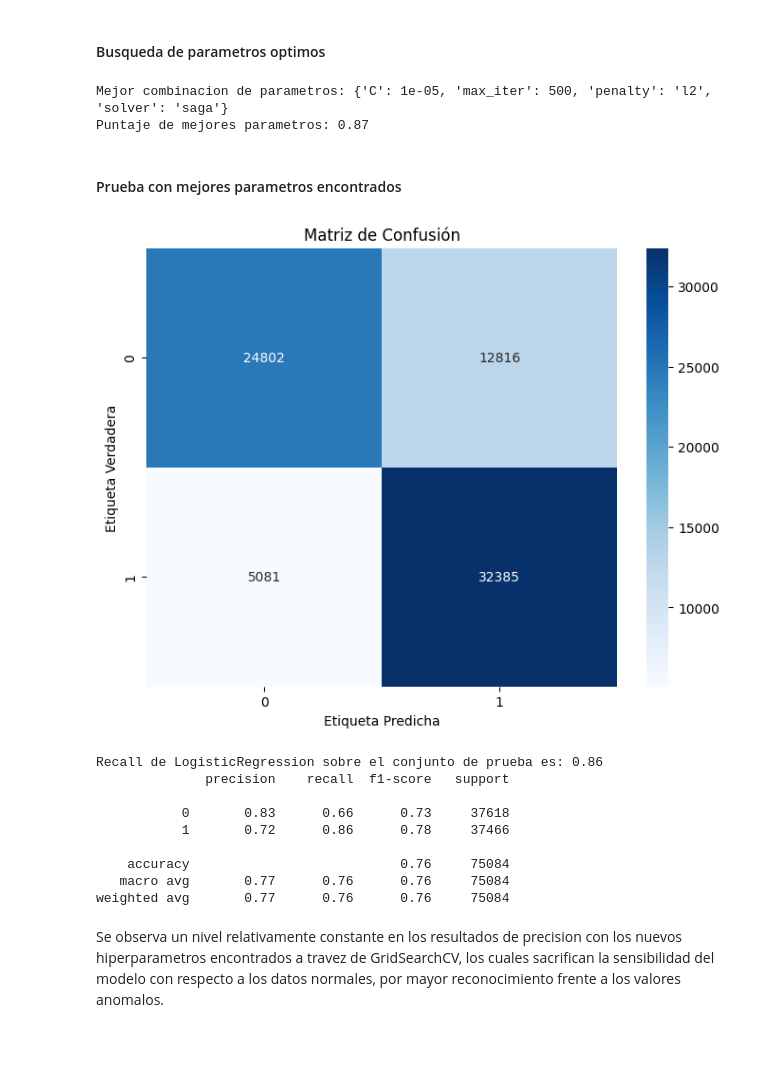
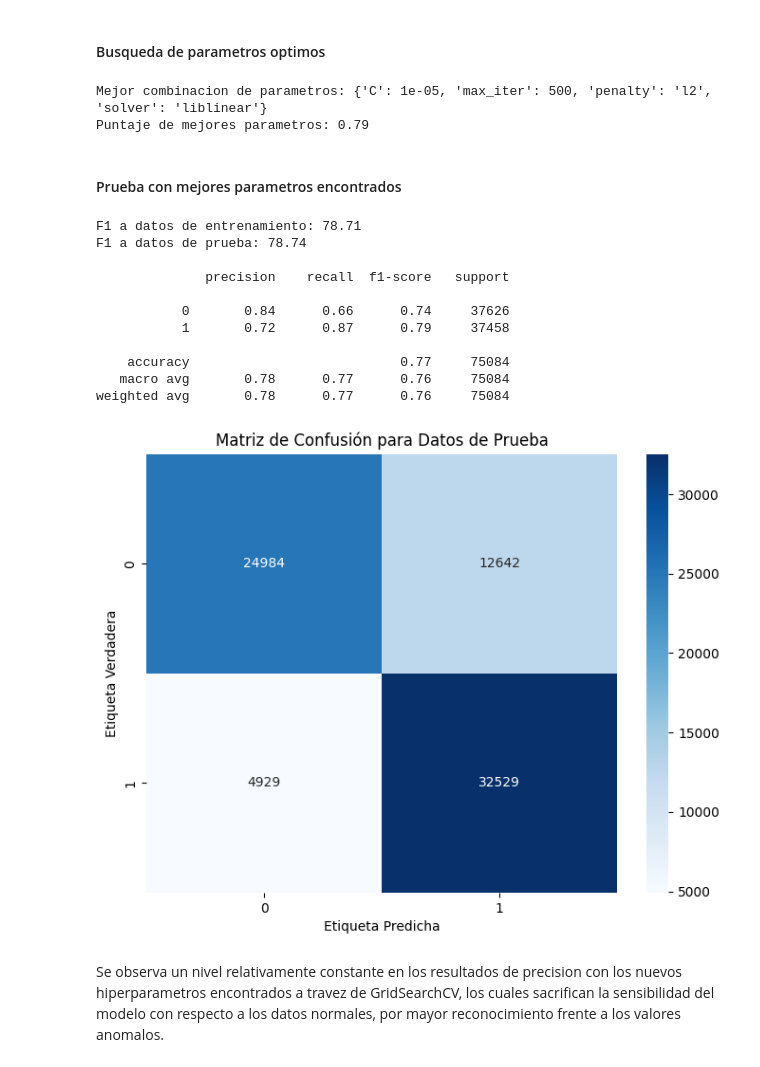
Before and after one commit to ErronBlood/CloudComputingAI, a Jupyter notebook: CloudComputingAI.ipynb, the cells around one changed output. Drawn from its saved outputs; the diff is of its cells as text; code cells hidden in the pictures.

```diff
--- a/CloudComputingAI.ipynb
+++ b/CloudComputingAI.ipynb
@@ -279,50 +274,57 @@ param_grid = {
 }
 
 # Se realiza la busqueda de parametros con GridSearchCV, juzgando por la estadistica de sensibilidad
-comb = GridSearchCV(lr, param_grid, cv = 5, scoring = 'recall', n_jobs=-1)
+comb = GridSearchCV(lr, param_grid, cv = 5, scoring = 'f1', n_jobs=-1)
 
 comb.fit(X_train_scaled,y_train)
 
 print("Mejor combinacion de parametros: {:} ".format(comb.best_params_))
 print("Puntaje de mejores parametros: {:.2}".format(comb.best_score_))
 # %% [output]
-Mejor combinacion de parametros: {'C': 1e-05, 'max_iter': 500, 'penalty': 'l2', 'solver': 'saga'}
-Puntaje de mejores parametros: 0.87
+Mejor combinacion de parametros: {'C': 1e-05, 'max_iter': 500, 'penalty': 'l2', 'solver': 'liblinear'}
+Puntaje de mejores parametros: 0.79
 # %% [markdown]
 #### Prueba con mejores parametros encontrados
 # %%
 lr = LogisticRegression(C=0.00001 ,max_iter=500, penalty='l2', solver='liblinear')
 
+#Entrenamiento del modelo con banco de entrenamieno escalado
 lr.fit(X_train_scaled, y_train)
 
-y_pred = lr.predict(X_test_scaled)
+#Realizacion de predicciones con datos de entrenamiento y prueba
+y_pred_train = lr.predict(X_train_scaled)
+y_pred_test = lr.predict(X_test_scaled)
 
-lrscore = recall_score(y_true= y_test, y_pred= y_pred)
+#Calculo de porcentaje de recall para ambas predicciones
+lr_train_f1= f1_score(y_true= y_train, y_pred = y_pred_train) * 100
+lr_test_f1 = f1_score(y_true= y_test, y_pred = y_pred_test) * 100
 
-cmatrix = confusion_matrix(y_test, y_pred)
+print('F1 a datos de entrenamiento: {:.2f}'.format(lr_train_f1))
+print('F1 a datos de prueba: {:.2f}\n'.format(lr_test_f1))
+print(classification_report(y_test, y_pred_test))
+
+cmatrix = confusion_matrix(y_test, y_pred_test)
 labels = np.unique(y_test)
 df_cm = pd.DataFrame(cmatrix, index=labels, columns=labels)
 plt.figure(figsize=(8, 6))
 sns.heatmap(df_cm, annot=True, cmap='Blues', fmt='d')
-plt.title("Matriz de Confusión")
+plt.title("Matriz de Confusión para Datos de Prueba")
 plt.xlabel("Etiqueta Predicha")
 plt.ylabel("Etiqueta Verdadera")
 plt.show()
-
-print('Recall de LogisticRegression sobre el conjunto de prueba es: {:.2f}'.format(lrscore))
-
-print(classification_report(y_test, y_pred))
 # %% [output]
+F1 a datos de entrenamiento: 78.71
+F1 a datos de prueba: 78.74
+
+              precision    recall  f1-score   support
+
+           0       0.84      0.66      0.74     37626
+           1       0.72      0.87      0.79     37458
+
+    accuracy                           0.77     75084
+   macro avg       0.78      0.77      0.76     75084
+weighted avg       0.78      0.77      0.76     75084
-[figure, old version]
+[figure, new version]
-Recall de LogisticRegression sobre el conjunto de prueba es: 0.86
-              precision    recall  f1-score   support
-
-           0       0.83      0.66      0.73     37618
-           1       0.72      0.86      0.78     37466
-
-    accuracy                           0.76     75084
-   macro avg       0.77      0.76      0.76     75084
-weighted avg       0.77      0.76      0.76     75084
 # %% [markdown]
 Se observa un nivel relativamente constante en los resultados de precision con los nuevos hiperparametros encontrados a travez de GridSearchCV, los cuales sacrifican la sensibilidad del modelo con respecto a los datos normales, por mayor reconocimiento frente a los valores anomalos.
 # %% [markdown]
```
Also changed, not shown: parts of 12 cells of this notebook, 12 other files.
